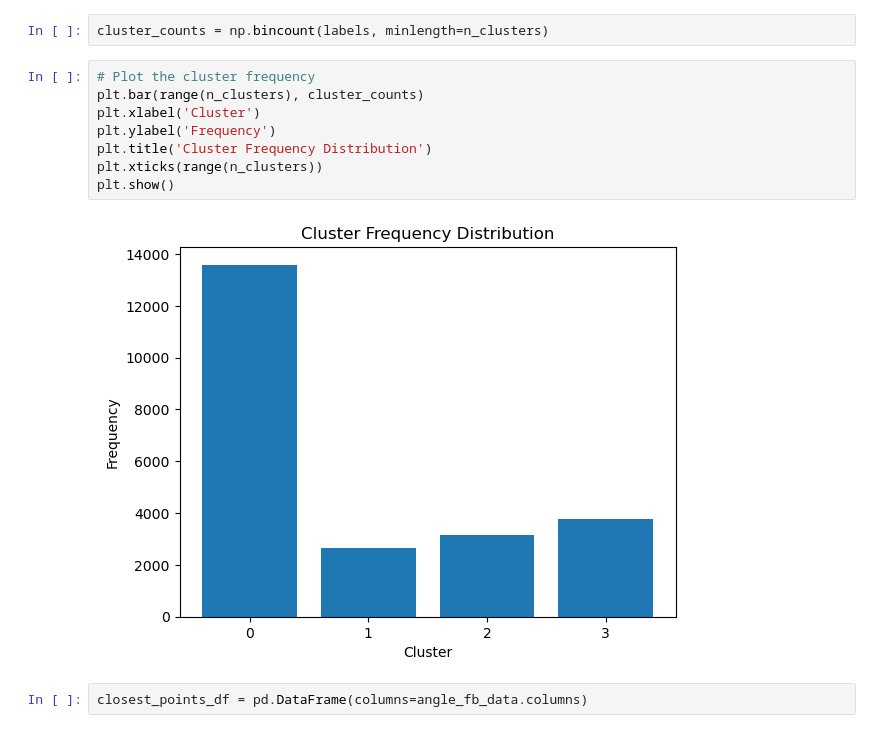
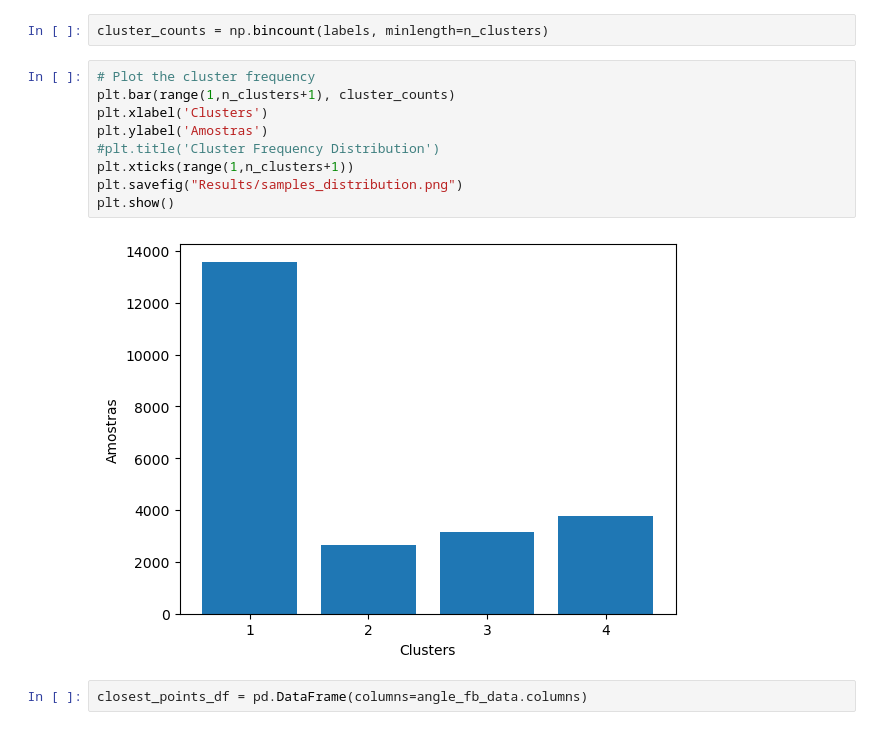
Before and after one commit to WebisD/artificial-talk, a Jupyter notebook: transformed_model.ipynb, the cells around one changed output. Cells and saved outputs as stored; diff of their text form.

Commit message:
Plot final results

```diff
--- a/transformed_model.ipynb
+++ b/transformed_model.ipynb
@@ -28,14 +28,15 @@ centers = kmeans.cluster_centers_
 cluster_counts = np.bincount(labels, minlength=n_clusters)
 # %%
 # Plot the cluster frequency
-plt.bar(range(n_clusters), cluster_counts)
-plt.xlabel('Cluster')
-plt.ylabel('Frequency')
-plt.title('Cluster Frequency Distribution')
-plt.xticks(range(n_clusters))
+plt.bar(range(1,n_clusters+1), cluster_counts)
+plt.xlabel('Clusters')
+plt.ylabel('Amostras')
+#plt.title('Cluster Frequency Distribution')
+plt.xticks(range(1,n_clusters+1))
+plt.savefig("Results/samples_distribution.png")
 plt.show()
 # %% [output]
-[figure, old version]
+[figure, new version]
 # %%
 closest_points_df = pd.DataFrame(columns=angle_fb_data.columns)
 # %%
```
Also changed, not shown: 11 other files.
